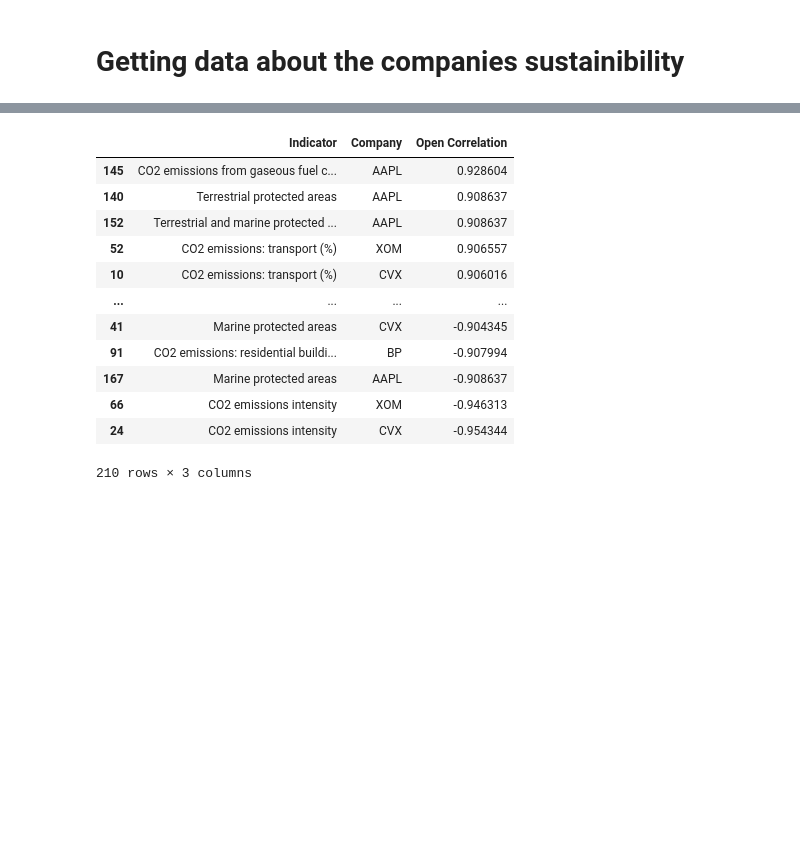
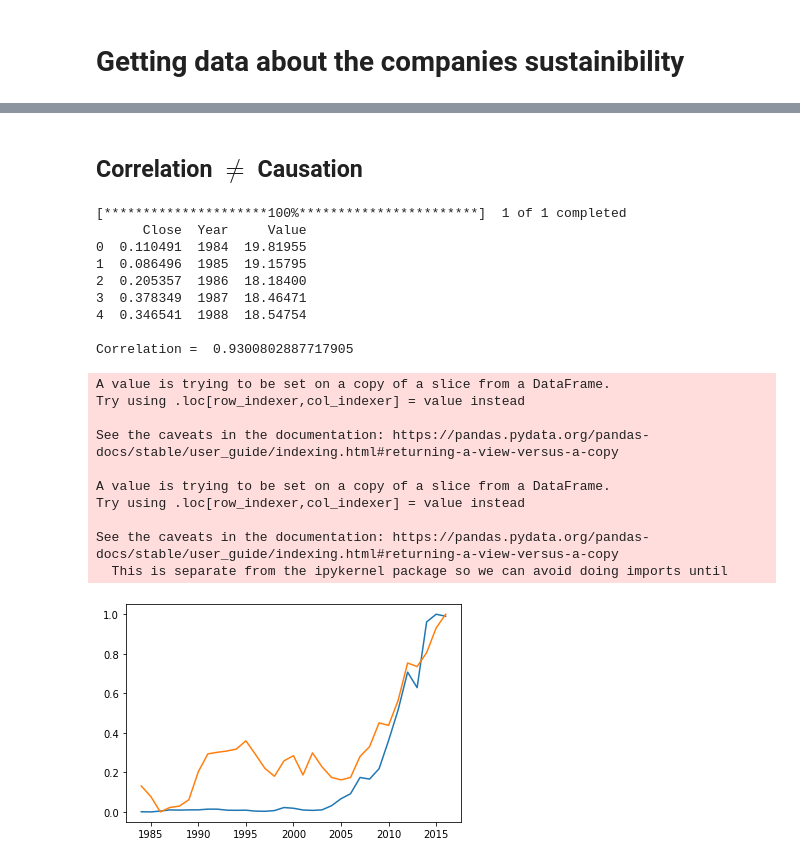
Before and after one commit to banrovegrie/Nostradamus, a Jupyter notebook: src/Nostradamus.ipynb, the cells around one changed output, grey strips where cells are left out. Saved outputs shown, nothing was run; the diff lists cells and outputs as text; code cells hidden in the pictures; blank space fills up the shorter version.

```diff
--- a/src/Nostradamus.ipynb
+++ b/src/Nostradamus.ipynb
@@ -403,19 +432,25 @@ See the caveats in the documentation: https://pandas.pydata.org/pandas-docs/stab
-# %%
-corDf = pd.DataFrame(data=corList, columns=["Indicator", "Company", "Open Correlation"])
-corDf = corDf[corDf['Open Correlation'].notna()]
-corDf = corDf.sort_values(by='Open Correlation', ascending=False)
-corDf
-# %% [output]
-|  | Indicator | Company | Open Correlation |
-| 145 | CO2 emissions from gaseous fuel c... | AAPL | 0.928604 |
-| 140 | Terrestrial protected areas | AAPL | 0.908637 |
-| 152 | Terrestrial and marine protected ... | AAPL | 0.908637 |
-| 52 | CO2 emissions: transport (%) | XOM | 0.906557 |
-| 10 | CO2 emissions: transport (%) | CVX | 0.906016 |
-| ... | ... | ... | ... |
-| 41 | Marine protected areas | CVX | -0.904345 |
-| 91 | CO2 emissions: residential buildi... | BP | -0.907994 |
-| 167 | Marine protected areas | AAPL | -0.908637 |
-| 66 | CO2 emissions intensity | XOM | -0.946313 |
-| 24 | CO2 emissions intensity | CVX | -0.954344 |
-210 rows × 3 columns
+# %% [markdown]
+## Correlation $\neq$ Causation
+# %%
+plot_correlation('Close', 'US', 'AAPL', 'CO2 emissions from gaseous fuel consumption (%)')
+# %% [output]
+[*********************100%***********************]  1 of 1 completed
+      Close  Year     Value
+0  0.110491  1984  19.81955
+1  0.086496  1985  19.15795
+2  0.205357  1986  18.18400
+3  0.378349  1987  18.46471
+4  0.346541  1988  18.54754
+
+Correlation =  0.9300802887717905
+A value is trying to be set on a copy of a slice from a DataFrame.
+Try using .loc[row_indexer,col_indexer] = value instead
+
+See the caveats in the documentation: https://pandas.pydata.org/pandas-docs/stable/user_guide/indexing.html#returning-a-view-versus-a-copy
+
+A value is trying to be set on a copy of a slice from a DataFrame.
+Try using .loc[row_indexer,col_indexer] = value instead
+
+See the caveats in the documentation: https://pandas.pydata.org/pandas-docs/stable/user_guide/indexing.html#returning-a-view-versus-a-copy
+  This is separate from the ipykernel package so we can avoid doing imports until
+[figure, added]
```
Also changed, not shown: parts of 22 cells of this notebook.
